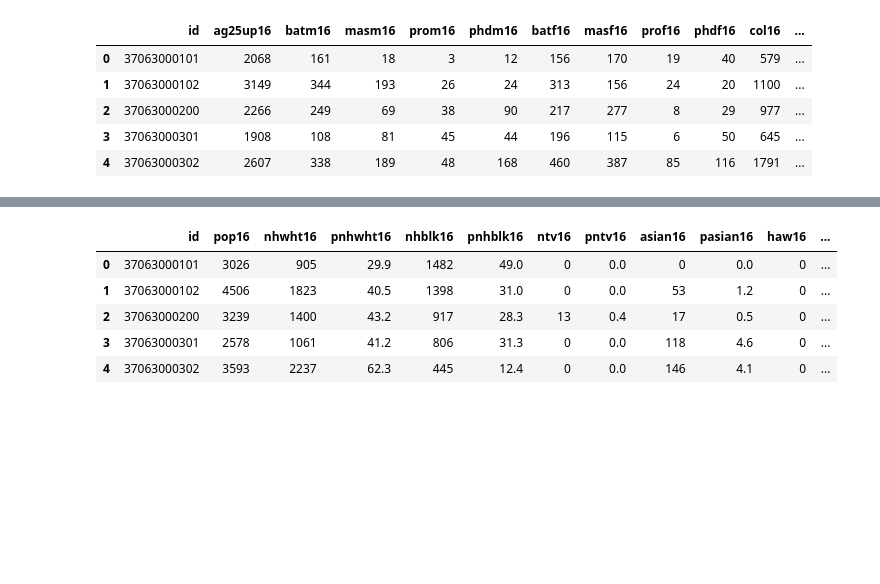
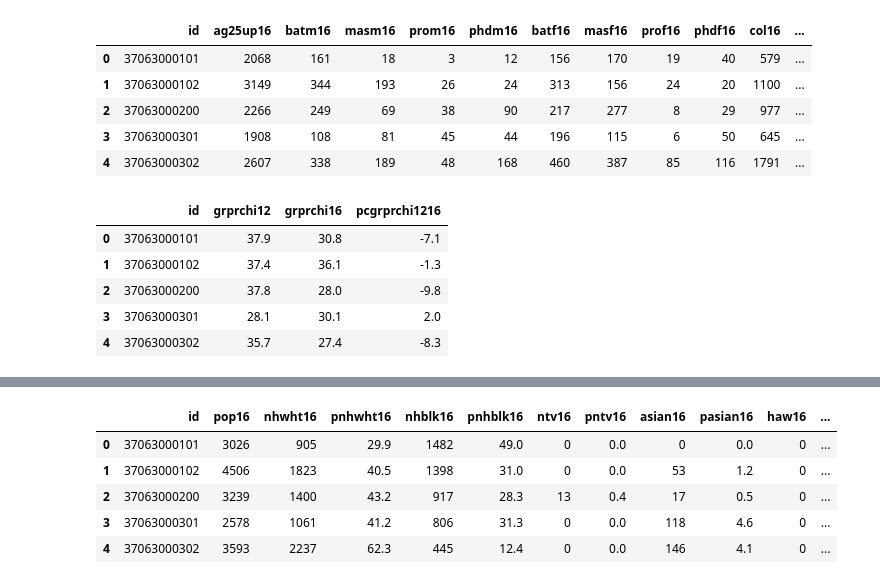
Before and after one commit to codefordurham/datahub-dw, a Jupyter notebook: affordablehousing_data/ltdbacs7016.ipynb, the cells around one changed output, grey strips where cells are left out. Saved outputs shown, nothing was run; the diff lists cells and outputs as text; code cells hidden in the pictures; blank space fills up the shorter version.

```diff
--- a/affordablehousing_data/ltdbacs7016.ipynb
+++ b/affordablehousing_data/ltdbacs7016.ipynb
@@ -299,3 +299,14 @@ acseducation16tr.head()
 | 2 | 37063000200 | 2266 | 249 | 69 | 38 | 90 | 217 | 277 | 8 | 29 | 977 | ... |
 | 3 | 37063000301 | 1908 | 108 | 81 | 45 | 44 | 196 | 115 | 6 | 50 | 645 | ... |
 | 4 | 37063000302 | 2607 | 338 | 189 | 48 | 168 | 460 | 387 | 85 | 116 | 1791 | ... |
+# %%
+acsdecrent1216tr = pd.read_csv('acs/acsdec_rent_1216_tr.csv')
+acsdecrent1216tr['pcgrprchi1216'] = acsdecrent1216tr.grprchi16.astype('float64').subtract(acsdecrent1216tr.grprchi12.astype('float64'),fill_value='NaN')
+acsdecrent1216tr.head()
+# %% [output]
+|  | id | grprchi12 | grprchi16 | pcgrprchi1216 |
+| 0 | 37063000101 | 37.9 | 30.8 | -7.1 |
+| 1 | 37063000102 | 37.4 | 36.1 | -1.3 |
+| 2 | 37063000200 | 37.8 | 28.0 | -9.8 |
+| 3 | 37063000301 | 28.1 | 30.1 | 2.0 |
+| 4 | 37063000302 | 35.7 | 27.4 | -8.3 |
```
Also changed, not shown: parts of 3 cells of this notebook, 13 other files.
